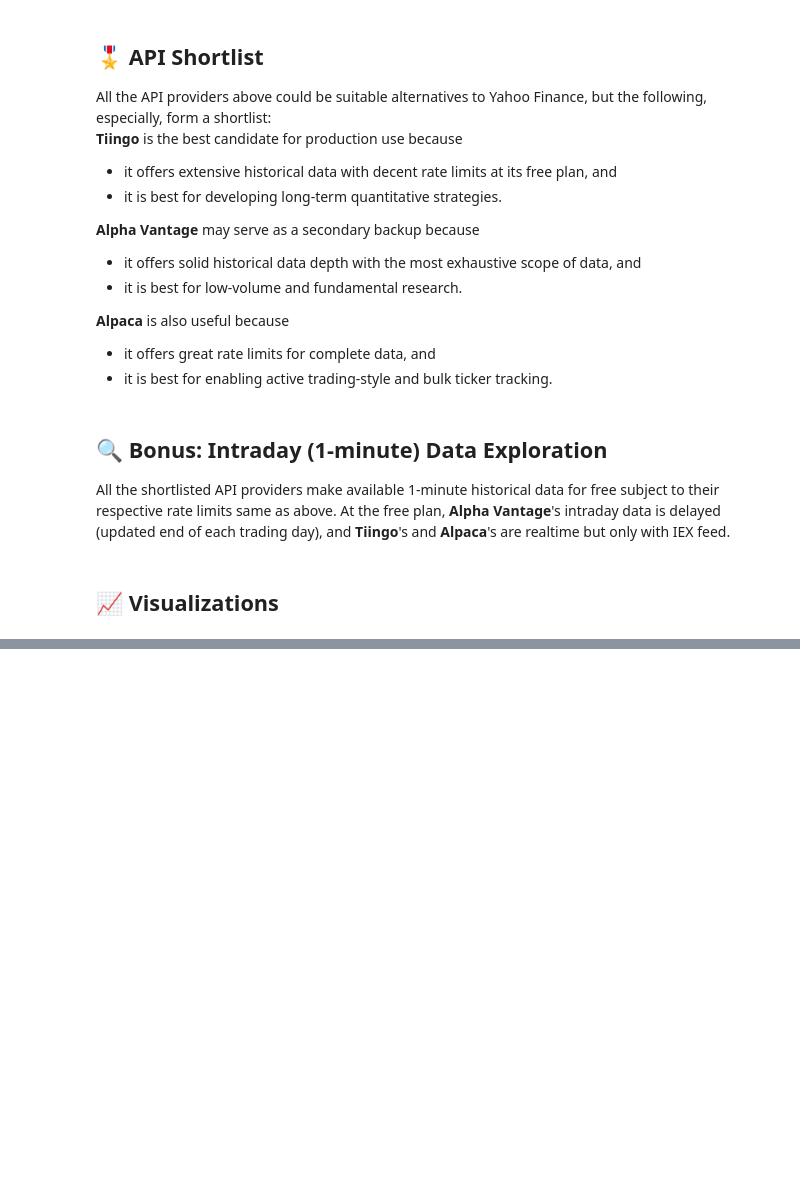
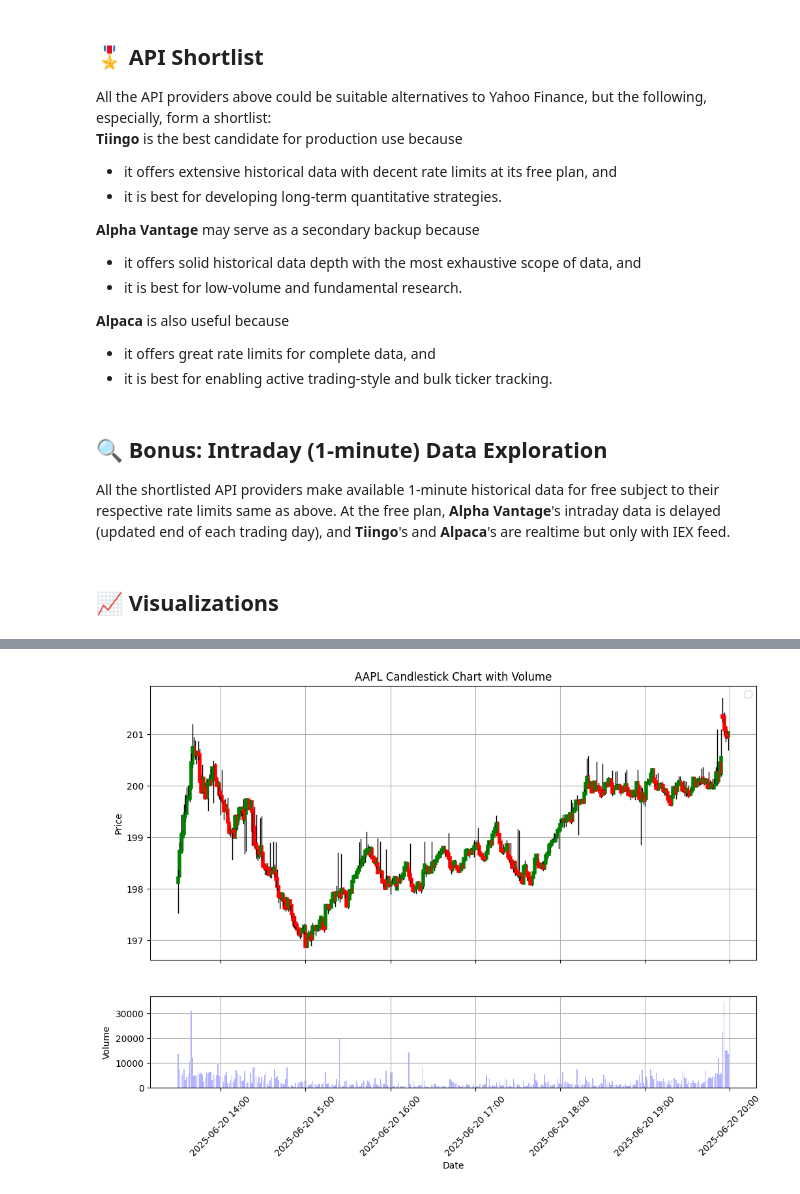
Before and after one commit to Lawrence2005/Finovax-Quantitative-Researcher-Internship-Summer-2025, a Jupyter notebook: Financial-Data-API-Research-Week1/findings.ipynb, the cells around one changed output, grey strips where cells are left out. Drawn from its saved outputs; the diff is of its cells as text; code cells hidden in the pictures; blank space fills up the shorter version.

```diff
--- a/Financial-Data-API-Research-Week1/findings.ipynb
+++ b/Financial-Data-API-Research-Week1/findings.ipynb
@@ -62,0 +72,5 @@ JSONDecodeError: Expecting value: line 1 column 1 (char 0)
+# %%
+# Fetching AAPL intraday data from Tiingo
+df_intraday = fetch_intraday_data("AAPL", "2025-06-20", None, source="tiingo")
+print("AAPL Intraday data fetched from Tiingo:")
+df_intraday.head()
@@ -97,0 +127,38 @@ plt.show()
+# %%
+# Plotting AAPL Intraday Data with Line Chart
+# Create a figure with 2 subplots (share the x-axis)
+fig, (ax_price, ax_vol) = plt.subplots(
+    2, 1, figsize=(12, 8),
+    gridspec_kw={'height_ratios': [3, 1]},
+    sharex=True
+)
+
+# ---- Plot Candlestick ----
+for date, row in df_intraday.iterrows():
+    o, h, l, c = row["open"], row["high"], row["low"], row["close"]
+
+    color = "green" if c >= o else "red"
+
+    # Wick
+    ax_price.plot([date, date], [l, h], color="black", linewidth=1)
+    # Body
+    ax_price.plot([date, date], [o, c], color=color, linewidth=4)
+
+# ---- Plot Volume ----
+ax_vol.bar(df_intraday.index, df_intraday["volume"], color="blue", alpha=0.3, width = 0.0005)
+
+# ---- Format X-axis ----
+ax_vol.xaxis.set_major_formatter(mdates.DateFormatter("%Y-%m-%d %H:%M"))
+ax_vol.xaxis.set_major_locator(mdates.AutoDateLocator())
+plt.xticks(rotation=45)
+
+# Labels and Grid
+ax_price.set(title="AAPL Candlestick Chart with Volume", ylabel="Price")
+ax_price.legend()
+ax_vol.set(xlabel="Date", ylabel="Volume")
+ax_price.grid(True)
+ax_vol.grid(True)
+
+plt.show()
+# %% [output]
+[figure, added]
```
Also changed, not shown: parts of 4 cells of this notebook, 1 other file.
